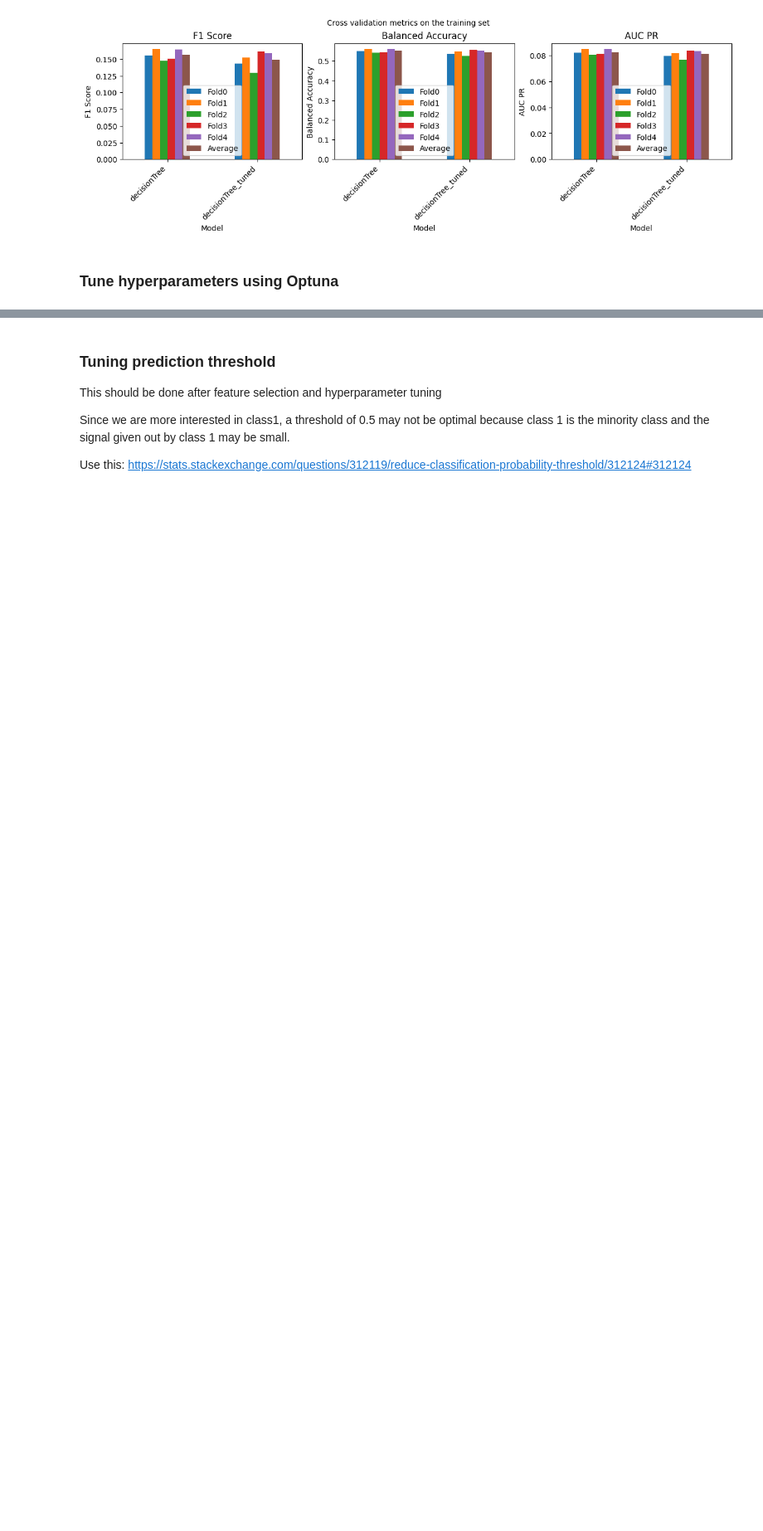
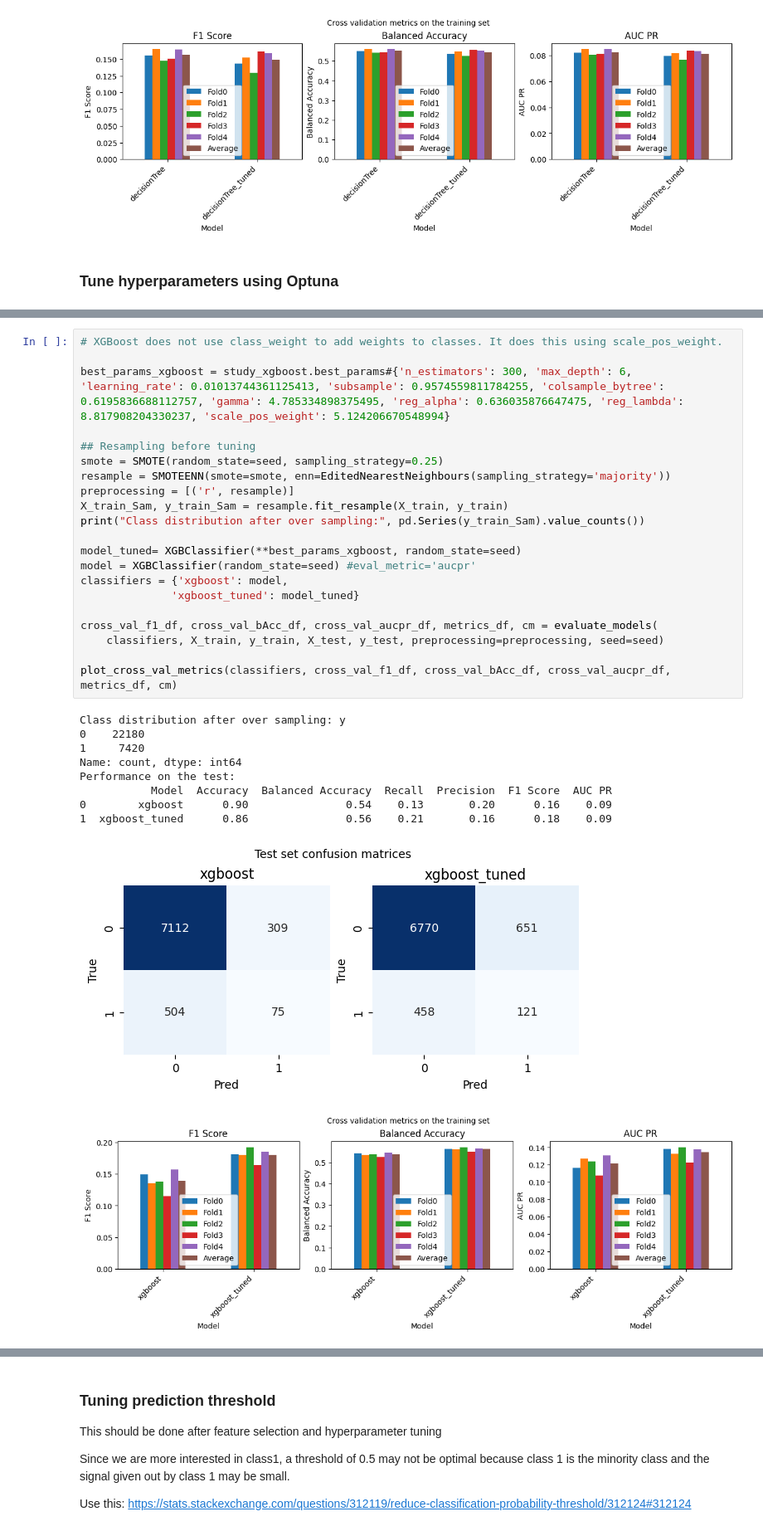
Before and after one commit to buddhiW/jw6h5r0ggDdU6IXW, a Jupyter notebook: main.ipynb, the cells around one changed output, grey strips where cells are left out. Shown at 83% size. Cells and saved outputs as stored; diff of their text form; blank space fills up the shorter version.

Commit message:
Add Optuna tuning

```diff
--- a/main.ipynb
+++ b/main.ipynb
@@ -802,0 +934,32 @@ Performance on the test:
+# %%
+# XGBoost does not use class_weight to add weights to classes. It does this using scale_pos_weight.
+
+best_params_xgboost = study_xgboost.best_params#{'n_estimators': 300, 'max_depth': 6, 'learning_rate': 0.01013744361125413, 'subsample': 0.9574559811784255, 'colsample_bytree': 0.6195836688112757, 'gamma': 4.785334898375495, 'reg_alpha': 0.636035876647475, 'reg_lambda': 8.817908204330237, 'scale_pos_weight': 5.124206670548994}
+
+## Resampling before tuning
+smote = SMOTE(random_state=seed, sampling_strategy=0.25)
+resample = SMOTEENN(smote=smote, enn=EditedNearestNeighbours(sampling_strategy='majority'))
+preprocessing = [('r', resample)]
+X_train_Sam, y_train_Sam = resample.fit_resample(X_train, y_train)
+print("Class distribution after over sampling:", pd.Series(y_train_Sam).value_counts())
+
+model_tuned= XGBClassifier(**best_params_xgboost, random_state=seed)
+model = XGBClassifier(random_state=seed) #eval_metric='aucpr'
+classifiers = {'xgboost': model,
+              'xgboost_tuned': model_tuned}
+
+cross_val_f1_df, cross_val_bAcc_df, cross_val_aucpr_df, metrics_df, cm = evaluate_models(
+    classifiers, X_train, y_train, X_test, y_test, preprocessing=preprocessing, seed=seed)
+
+plot_cross_val_metrics(classifiers, cross_val_f1_df, cross_val_bAcc_df, cross_val_aucpr_df, metrics_df, cm)
+# %% [output]
+Class distribution after over sampling: y
+0    22180
+1     7420
+Name: count, dtype: int64
+Performance on the test:
+           Model  Accuracy  Balanced Accuracy  Recall  Precision  F1 Score  AUC PR
+0        xgboost      0.90               0.54    0.13       0.20      0.16    0.09
+1  xgboost_tuned      0.86               0.56    0.21       0.16      0.18    0.09
+[figure, added]
+[figure, added]
```
Also changed, not shown: parts of 24 cells of this notebook.
